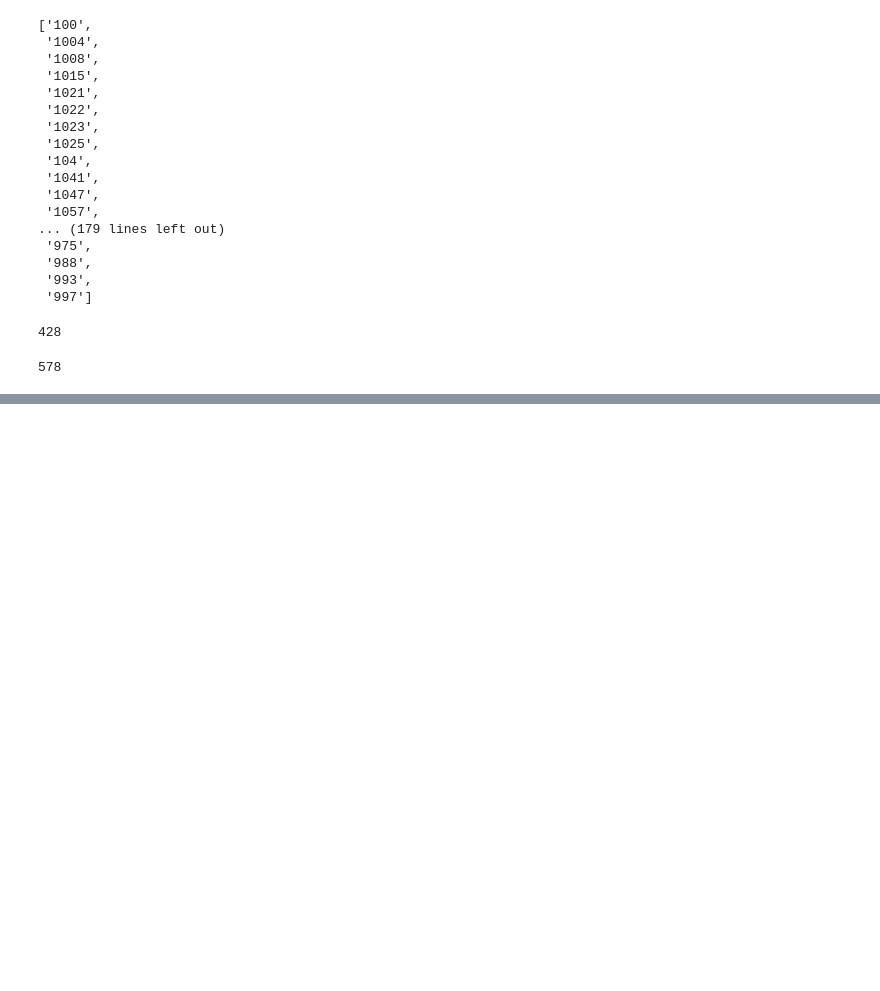
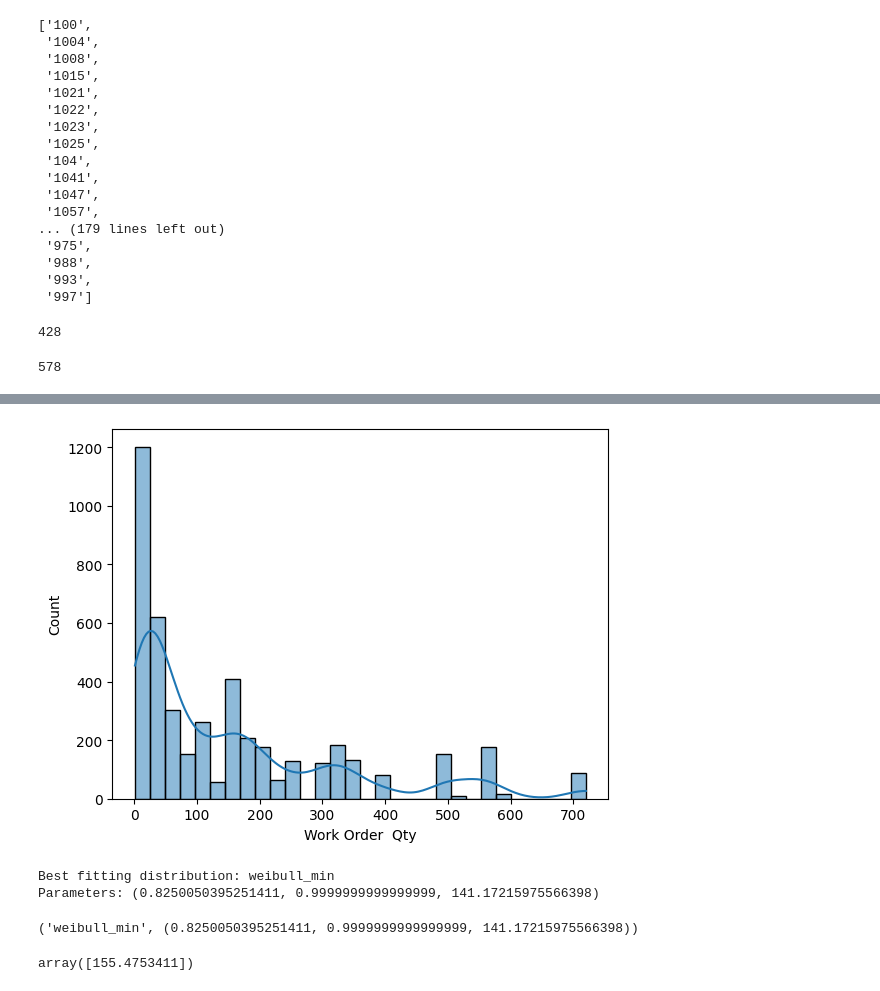
Before and after one commit to rgraziosi-fbk/nirdizati-light, a Jupyter notebook: Add_label.ipynb, the cells around one changed output, grey strips where cells are left out. Cells and saved outputs as stored; diff of their text form; code cells hidden in the pictures; blank space fills up the shorter version.

```diff
--- a/Add_label.ipynb
+++ b/Add_label.ipynb
@@ -121,3 +121,7 @@ pm4py.write_xes(event_log_xes, '/Users/francescameneghello/Documents/GitHub/nird
 for trace in event_log_xes:
 # %% [output]
 578
+# %%
+import pandas as pd
+
+df = pd.read_csv('/Users/francescameneghello/Downloads/data 2/Production_Data.csv', sep=',')
@@ -123,0 +144,2 @@ for trace in event_log_xes:
+# %%
+df['Activity'] = df['Activity'].apply(lambda x: x[:x.find('-')-1])
@@ -123,0 +192,40 @@ for trace in event_log_xes:
+# %%
+import matplotlib.pyplot as plt
+import seaborn as sns
+
+sns.histplot(df["Work Order  Qty"], kde=True, bins=30)
+plt.show()
+# %% [output]
+[figure, added]
+# %%
+import scipy.stats as stats
+
+data = df["Work Order  Qty"]
+dist_names = ["norm", "expon", "gamma", "weibull_min", "lognorm"]
+
+best_fit = None
+best_ks = float("inf")
+
+for dist_name in dist_names:
+    dist = getattr(stats, dist_name)
+    params = dist.fit(data)
+
+    ks_statistic, _ = stats.kstest(data, dist_name, args=params)
+    if ks_statistic < best_ks:
+        best_ks = ks_statistic
+        best_fit = (dist_name, params)
+
+print("Best fitting distribution:", best_fit[0])
+print("Parameters:", best_fit[1])
+# %% [output]
+Best fitting distribution: weibull_min
+Parameters: (0.8250050395251411, 0.9999999999999999, 141.17215975566398)
+# %%
+best_fit
+# %% [output]
+('weibull_min', (0.8250050395251411, 0.9999999999999999, 141.17215975566398))
+# %%
+best_dist = getattr(stats, best_fit[0])
+best_dist.rvs(*best_fit[1], size=1)
+# %% [output]
+array([155.4753411])
```
Also changed, not shown: parts of 20 cells of this notebook, 13 other files.
